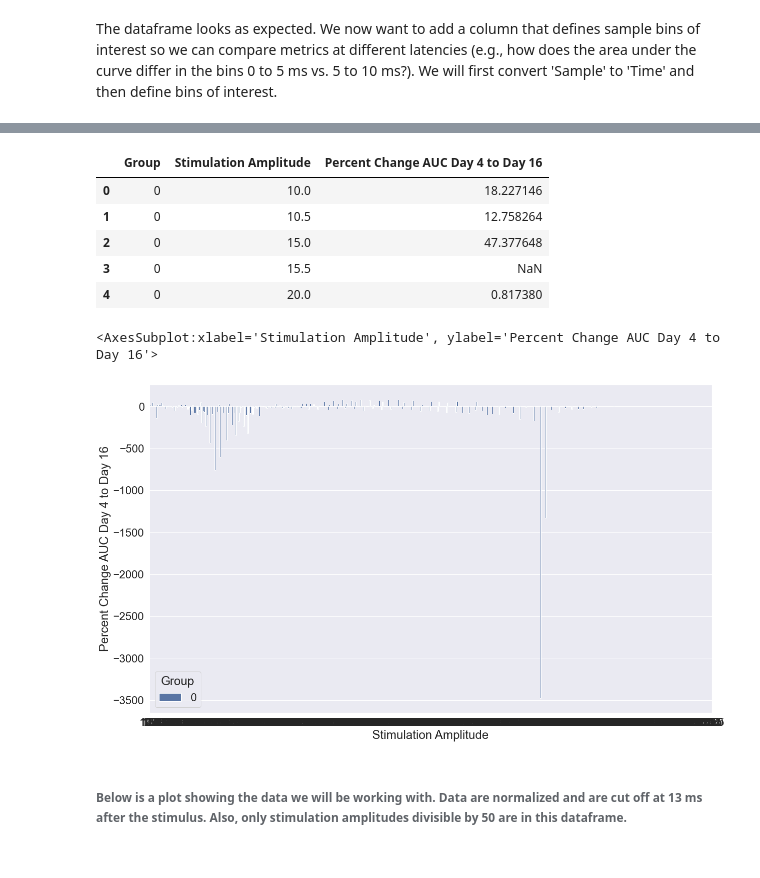
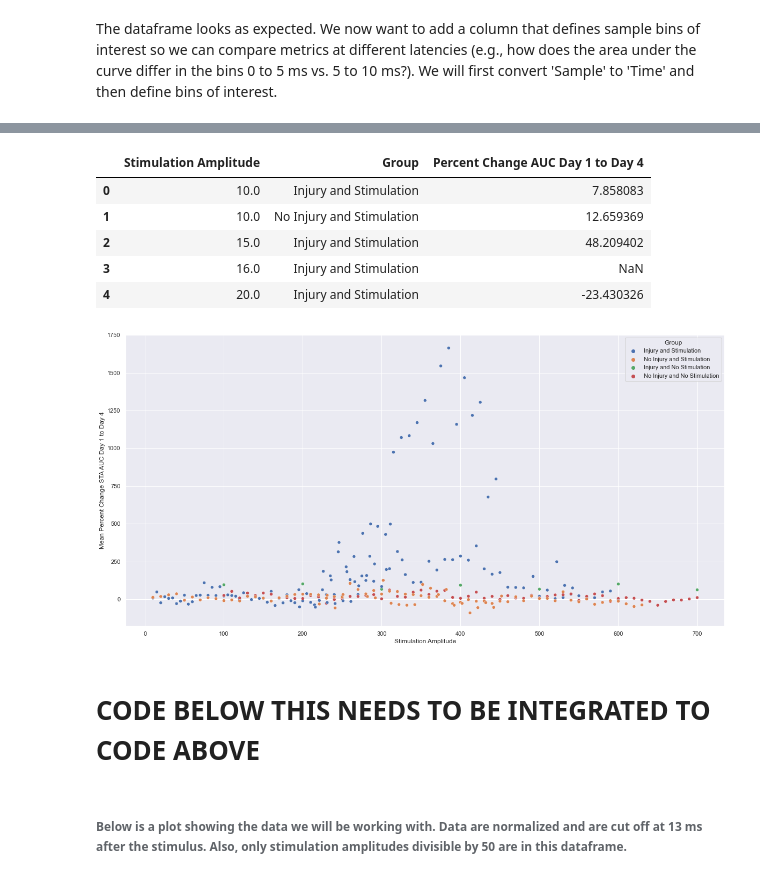
Before and after one commit to IanGMalone/Evoked_Potential_Analysis, a Jupyter notebook: Motor Evoked Potential Analyses.ipynb, the cells around one changed output, grey strips where cells are left out. Cells and saved outputs as stored; diff of their text form; code cells hidden in the pictures.

```diff
--- a/Motor Evoked Potential Analyses.ipynb
+++ b/Motor Evoked Potential Analyses.ipynb
@@ -323,16 +323,6 @@ Name: Day, dtype: object
 
 adjust_day_animals = ['N27', 'N28', 'N29', 'N30', 'N33']
 df_adjust = df_auc.copy()
-
-# df["calculated"]="NA"
-# for year in range (2019,2029):
-#     year_value=df_Ckt.loc[df_Ckt['Circuit Key']=="circuit",year].reset_index(drop=True)
-#     df.loc[np.logical_and(df.year==year,df.calculated=="NA"),['calculated']]=year_value[0]
-#     print(year,year_value)
-
-
-
-df_adjust['Day'] = df_adjust.loc[df_adjust['Animal'].isin(adjust_day_animals), 'Day'] - 1
-
-df_adjust.tail(50)
+df_adjust["Day"] = np.where(df_adjust["Animal"].isin(adjust_day_animals), df_adjust["Day"]-1, df_adjust["Day"])
+df_adjust.groupby(['Animal'])['Day'].unique()
 # %% [output]
@@ -356,5 +346,5 @@ df_adjust.tail(50)
 # %%
-df_pchange = df_auc.copy()
+df_pchange = df_adjust.copy()
 df_pchange = df_pchange.pivot_table(index=['Animal', 'Stim_Amplitude', 'Group'],
                     columns='Day',
                     values='STA_AUC').reset_index()
@@ -390,0 +359,4 @@ df_erica_pchange.head()
+# %%
+df_pchange["Percent Change AUC Day 1 to Day 4"] = ((df_pchange[4].sub(df_pchange[1])).div(df_pchange[1])).mul(100)
+df_pchange.rename(columns = {'Stim_Amplitude':'Stimulation Amplitude'}, inplace = True)
+df_pchange.head()
@@ -391,31 +370,31 @@ df_erica_pchange.head()
 # %%
-df_erica_plot = df_erica_pchange.groupby(['Group', 'Stim_Amplitude'])['Percent Change AUC Day 4 to Day 16'].agg('mean').reset_index()
-df_erica_plot.rename(columns = {'Stim_Amplitude':'Stimulation Amplitude'}, inplace = True)
-df_erica_plot.head()
+df_plot = df_pchange.groupby(['Stimulation Amplitude', 'Group'])['Percent Change AUC Day 1 to Day 4'].agg('mean').reset_index()
+df_plot.head()
 # %% [output]
-|  | Group | Stimulation Amplitude | Percent Change AUC Day 4 to Day 16 |
-| 0 | 0 | 10.0 | 18.227146 |
-| 1 | 0 | 10.5 | 12.758264 |
-| 2 | 0 | 15.0 | 47.377648 |
-| 3 | 0 | 15.5 | NaN |
-| 4 | 0 | 20.0 | 0.817380 |
+|  | Stimulation Amplitude | Group | Percent Change AUC Day 1 to Day 4 |
+| 0 | 10.0 | Injury and Stimulation | 7.858083 |
+| 1 | 10.0 | No Injury and Stimulation | 12.659369 |
+| 2 | 15.0 | Injury and Stimulation | 48.209402 |
+| 3 | 16.0 | Injury and Stimulation | NaN |
+| 4 | 20.0 | Injury and Stimulation | -23.430326 |
 # %%
-plt.figure(figsize=(20,12))
-sns.set(font_scale=2)
-sns.barplot(x='Stimulation Amplitude', y='Percent Change AUC Day 4 to Day 16', hue='Group', data=df_erica_plot)
-
-
+plt.figure(figsize=(20,10))
+sns.set(font_scale=1)
+ax = sns.scatterplot(x='Stimulation Amplitude', y='Percent Change AUC Day 1 to Day 4', hue='Group', data=df_plot)
+ax.set_ylabel('Mean Percent Change STA AUC Day 1 to Day 4')
+plt.savefig('C:\\Users\\iangm\\Downloads\\PLOT.pdf')
 
 # plt.figure(figsize=(20,12))
 # sns.set(font_scale=2)
 # sns.set_style("ticks")
 # ax = sns.boxplot(x='Group', y='Percent_Change', hue='Stim_Amplitude', data=df_auc_pchange[df_auc_pchange['Days'] == day_range])
 # ax.legend(loc="upper left", title='Stimulation Amplitude (uA)', title_fontsize="small")
 # ax.set_title(project + ': Percent Change AUC ' + day_range)
 # ax.set_ylabel('Percent Change STA AUC')
 # %% [output]
-<AxesSubplot:xlabel='Stimulation Amplitude', ylabel='Percent Change AUC Day 4 to Day 16'>
-[figure, old version]
+[figure, new version]
+# %% [markdown]
+# CODE BELOW THIS NEEDS TO BE INTEGRATED TO CODE ABOVE
 # %% [markdown]
 ###### Below is a plot showing the data we will be working with. Data are normalized and are cut off at 13 ms after the stimulus. Also, only stimulation amplitudes divisible by 50 are in this dataframe.
 # %%
```
Also changed, not shown: parts of 10 cells of this notebook.
